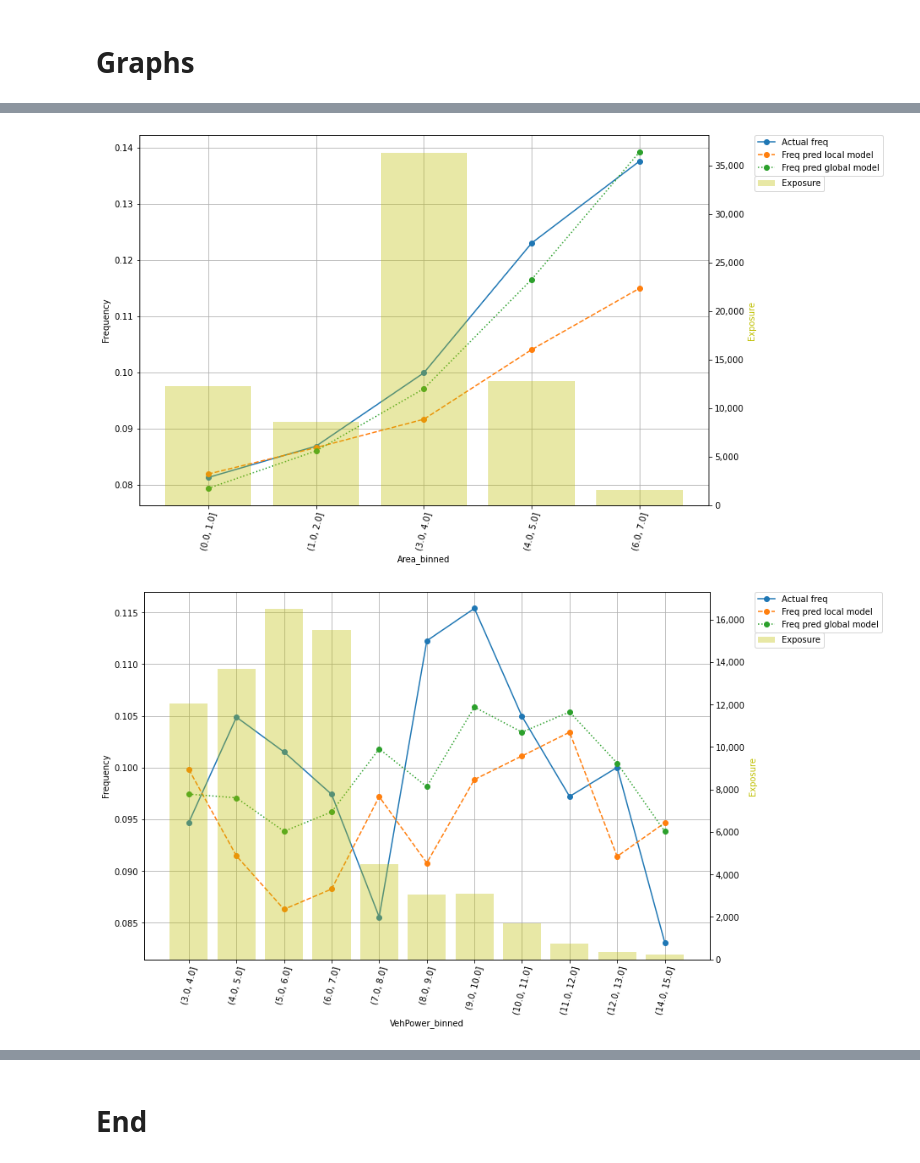
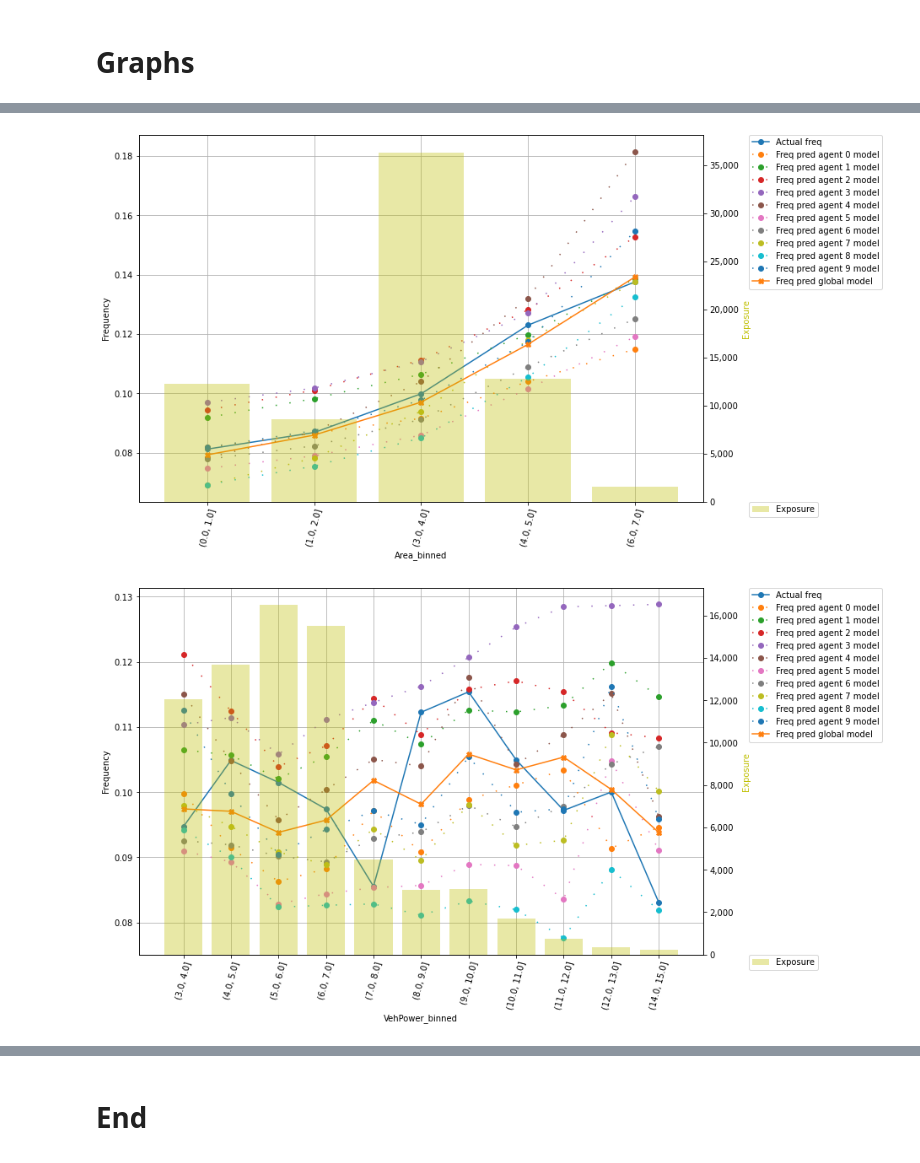
Before and after one commit to mw281685/IFoA-FL-WP, a Jupyter notebook: code/federated_learing_notebook_skorch n_jobs_ps_v8.4_graph.ipynb, the cells around one changed output, grey strips where cells are left out. Cells and saved outputs as stored; diff of their text form; code cells hidden in the pictures.

Commit message:
add variable number of agents to graphs

```diff
--- a/code/federated_learing_notebook_skorch n_jobs_ps_v8.4_graph.ipynb
+++ b/code/federated_learing_notebook_skorch n_jobs_ps_v8.4_graph.ipynb
@@ -127,0 +164,6 @@ loaded_net_regr_0.load_params(f_params=f'../ag_0/agent_0_model.pkl',
+# %%
+no_of_agents = 10
+
+agent_model_dictionary = {}
+for agents in range(no_of_agents):
+    agent_model_dictionary["loaded_agent_{0}_model".format(agents)] = eval('load_model(agent='+str(agents)+')')
@@ -128,3 +186,5 @@ loaded_net_regr_0.load_params(f_params=f'../ag_0/agent_0_model.pkl',
+# %%
+loaded_agent_global_model = load_model(agent=-1)
 # %% [markdown]
 # Load Test Data and Functions
 # %%
@@ -205,17 +265,24 @@ def create_test_data():
 # %%
 X_test, y_test, df_test = create_test_data()
 # %%
-def create_df_sum(df_test, factor, X_test, global_model, agent_model):
+def create_df_sum(df_test, factor, X_test, global_model, no_of_agents=10):
 
     y_pred = global_model.predict(X_test.astype(np.float64))
     df_test['ClaimNb_pred']=pd.Series(y_pred.flatten())
 
-    y_agent_pred = agent_model.predict(X_test.astype(np.float64))
-    df_test['ClaimNb_agent_pred']=pd.Series(y_agent_pred.flatten())
+    agent_prediction_dictionary = {}
+    sum_list = ['Exposure',  'ClaimNb', 'ClaimNb_pred']
+    sum_dictionary = {'ClaimNb':'Actual freq', 'ClaimNb_pred':'Freq pred global model',}
 
-    df_sum=df_test.groupby([factor+'_binned'])['Exposure','ClaimNb', 'ClaimNb_pred', 'ClaimNb_agent_pred'].sum().reset_index()
+    for agents in range(no_of_agents):
+        agent_prediction_dictionary["y_agent_{0}_pred".format(agents)] = agent_model_dictionary['loaded_agent_'+str(agents)+'_model'].predict(X_test.astype(np.float64))
+        df_test['ClaimNb_agent_'+str(agents)+'_pred']=pd.Series(agent_prediction_dictionary['y_agent_'+str(agents)+'_pred'].flatten())
+        sum_list.append('ClaimNb_agent_'+str(agents)+'_pred')
+        sum_dictionary['ClaimNb_agent_'+str(agents)+'_pred']='Freq pred agent '+str(agents)+' model'
 
-    frequency_conversion(factor, df_sum, {'ClaimNb':'Actual freq', 'ClaimNb_pred':'Freq pred global model', 'ClaimNb_agent_pred':'Freq pred local model',})
+    df_sum=df_test.groupby([factor+'_binned'])[sum_list].sum().reset_index()
+
+    frequency_conversion(factor, df_sum, sum_dictionary)
 
     # Remove rows with 0 exposure
     df_sum = df_sum.loc[df_sum['Exposure']!=0]
@@ -225,7 +295,7 @@ def create_df_sum(df_test, factor, X_test, global_model, agent_model):
 # %%
-def one_way_graph_comparison(factor):
+def one_way_graph_comparison(factor, no_of_agents=10):
 
-        df_sum = create_df_sum(df_test, factor, X_test, loaded_net_regr, loaded_net_regr_0)
+        df_sum = create_df_sum(df_test, factor, X_test, loaded_agent_global_model, no_of_agents=no_of_agents)
 
         fig, ax = plt.subplots(figsize=(12, 8))
 
@@ -234,16 +304,18 @@ def one_way_graph_comparison(factor):
                 marker='o',
                 )
 
-        plt.plot(df_sum['Freq pred local model'],
-                label='Freq pred local model',
+        for agents in range(no_of_agents):
+                plt.plot(df_sum['Freq pred agent '+str(agents)+' model'],
+                label='Freq pred agent '+str(agents)+' model',
                 marker='o',
-                linestyle='dashed',
+                linestyle=(0, (1, 10)),
                 )
+
 
         plt.plot(df_sum['Freq pred global model'],
                 label='Freq pred global model',
-                marker='o',
-                linestyle='dotted',
+                marker='X',
+                #linestyle='dotted',
                 )
 
         plt.legend(bbox_to_anchor=(1.08, 1), loc='upper left', borderaxespad=0)
@@ -270,7 +342,7 @@ def one_way_graph_comparison(factor):
         vals = ax2.get_yticks()
         ax2.set_yticklabels(['{:,.0f}'.format(x) for x in vals])
 
-        plt.legend(bbox_to_anchor=(1.08, 0.89), loc='upper left', borderaxespad=0)
+        plt.legend(bbox_to_anchor=(1.08, 0), loc='upper left', borderaxespad=0)
 
         plt.show()
 # %% [markdown]
@@ -286,6 +358,6 @@ one_way_graph_comparison('DrivAge')
 # %%
 for i in ['Area', 'VehPower', 'VehAge', 'DrivAge', 'BonusMalus', 'VehGas', 'Density', 'VehBrand_number', 'Region_number']:
-    one_way_graph_comparison(i)
+    one_way_graph_comparison(i, no_of_agents=10)
 # %% [output]
-[figure, old version]
+[figure, new version]
-[figure, old version]
+[figure, new version]
```
Also changed, not shown: parts of 26 cells of this notebook.
